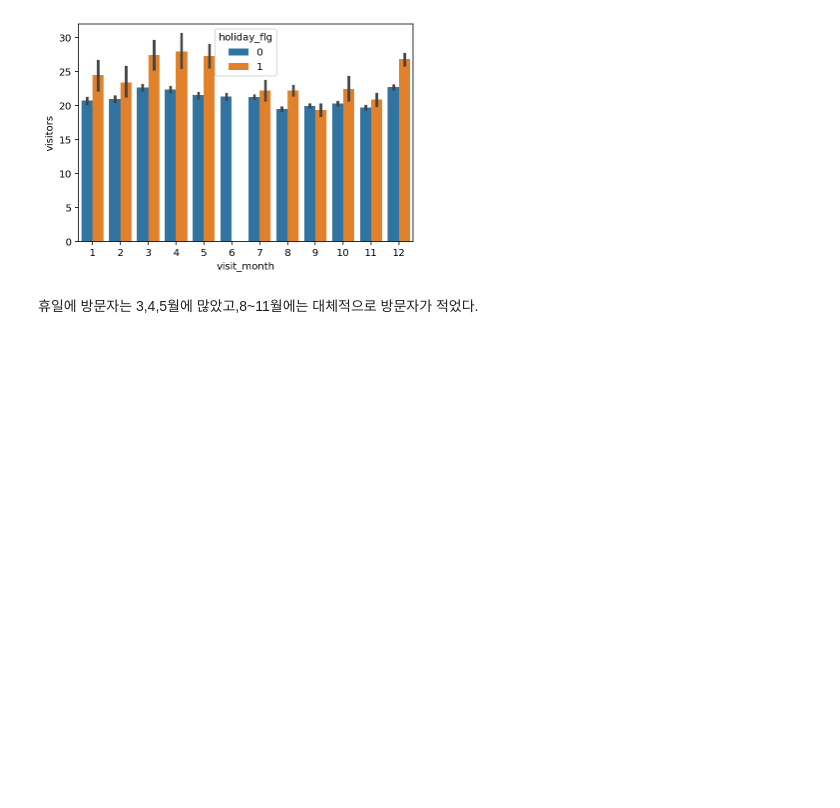
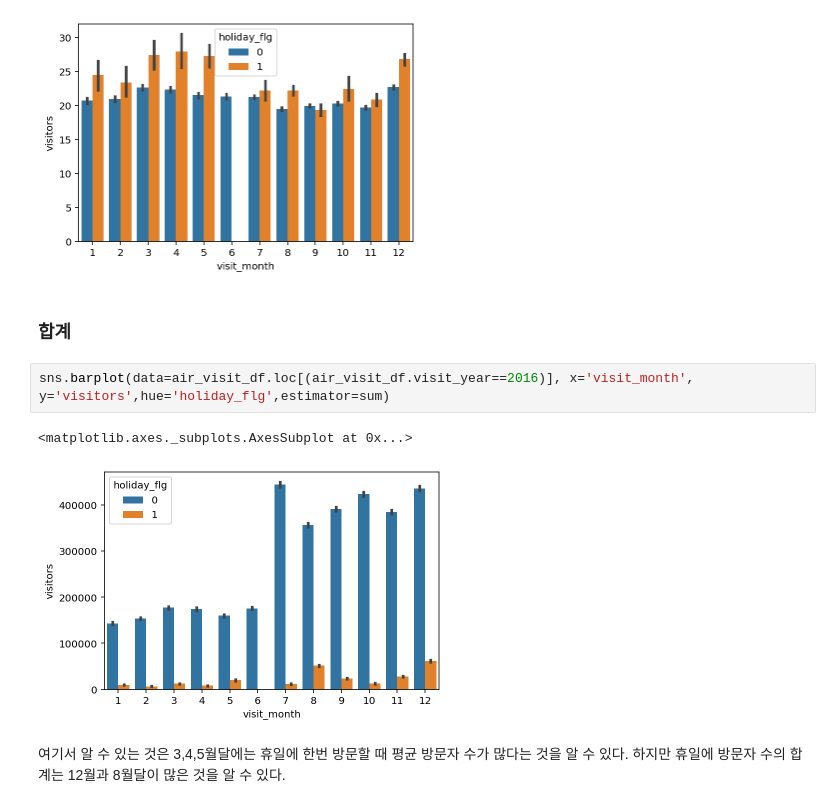
Before and after one commit to dlgur1994/Hackerthon1_Aiffel, a Jupyter notebook: Hyelim/Hackerthon1_visualization.ipynb, the cells around one changed output. Cells and saved outputs as stored; diff of their text form; blank space fills up the shorter version.

```diff
--- a/Hyelim/Hackerthon1_visualization.ipynb
+++ b/Hyelim/Hackerthon1_visualization.ipynb
@@ -393,5 +412,12 @@ sns.barplot(data=air_visit_df.loc[(air_visit_df.visit_year==2016)], x='visit_mon
 # %% [output]
 <matplotlib.axes._subplots.AxesSubplot at 0x...>
 [figure]
-# %% [markdown]
-휴일에 방문자는 3,4,5월에 많았고,8~11월에는 대체적으로 방문자가 적었다.
+# %% [markdown]
+### 합계
+# %%
+sns.barplot(data=air_visit_df.loc[(air_visit_df.visit_year==2016)], x='visit_month', y='visitors',hue='holiday_flg',estimator=sum)
+# %% [output]
+<matplotlib.axes._subplots.AxesSubplot at 0x...>
+[figure, added]
+# %% [markdown]
+여기서 알 수 있는 것은 3,4,5월달에는 휴일에 한번 방문할 때 평균 방문자 수가 많다는 것을 알 수 있다. 하지만 휴일에 방문자 수의 합계는 12월과 8월달이 많은 것을 알 수 있다.
```
Also changed, not shown: parts of 17 cells of this notebook.
